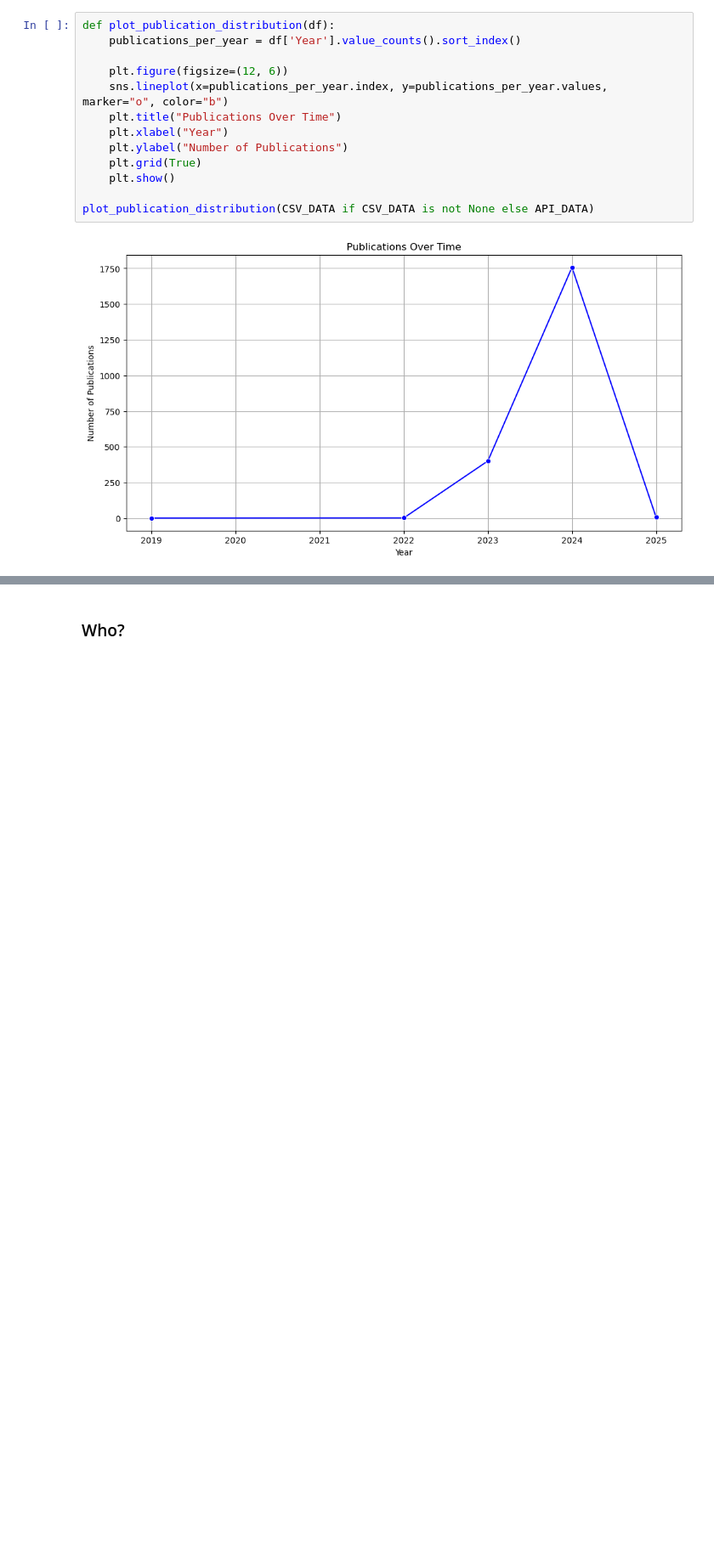
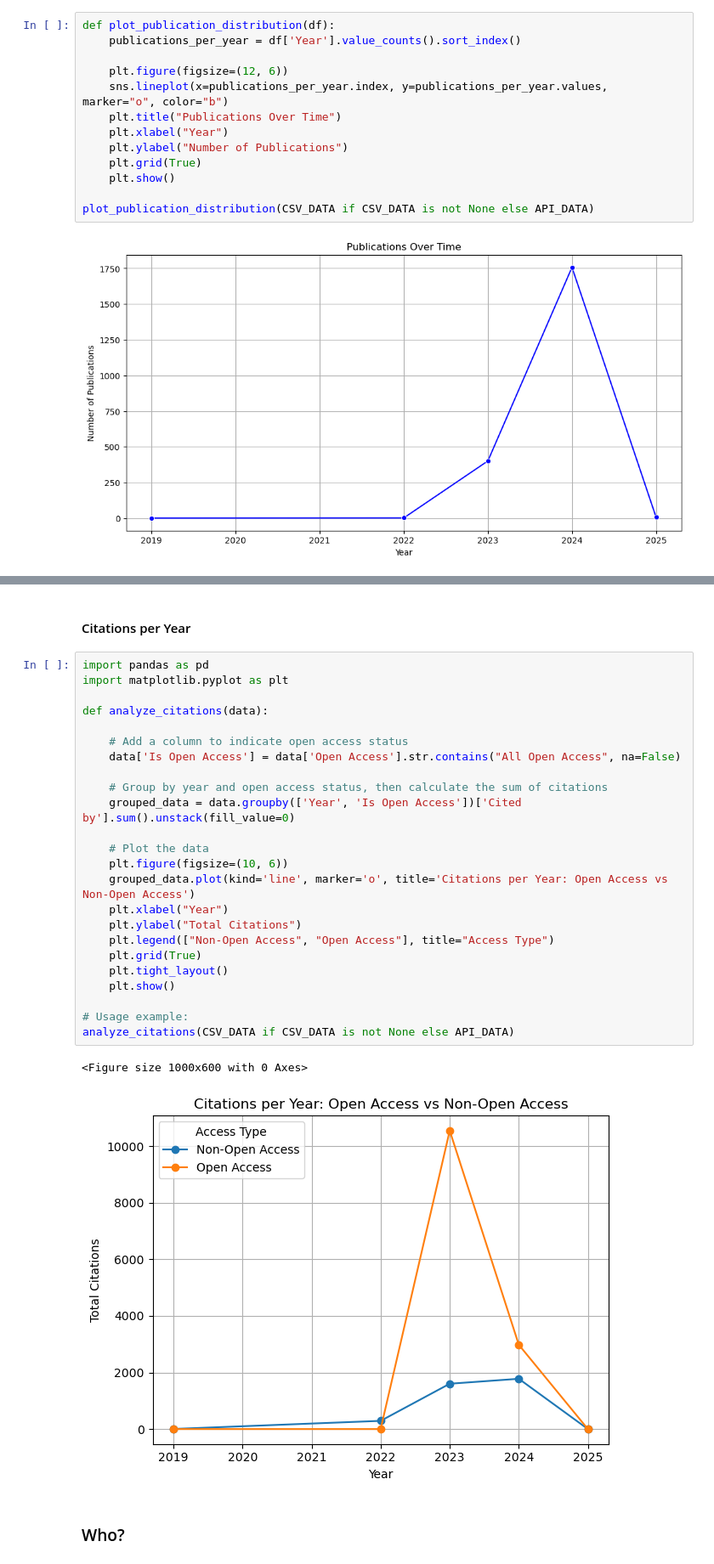
Before and after one commit to RafaelSGil/Edu-AI, a Jupyter notebook: notebook/EduAI.ipynb, the cells around one changed output, grey strips where cells are left out. Shown: that part at 85% size. Drawn from its saved outputs; the diff is of its cells as text; blank space fills up the shorter version.

```diff
--- a/notebook/EduAI.ipynb
+++ b/notebook/EduAI.ipynb
@@ -273,3 +319,32 @@ plot_publication_distribution(CSV_DATA if CSV_DATA is not None else API_DATA)
+# %% [markdown]
+#### Citations per Year
+# %%
+import pandas as pd
+import matplotlib.pyplot as plt
+
+def analyze_citations(data):
+
+    # Add a column to indicate open access status
+    data['Is Open Access'] = data['Open Access'].str.contains("All Open Access", na=False)
+
+    # Group by year and open access status, then calculate the sum of citations
+    grouped_data = data.groupby(['Year', 'Is Open Access'])['Cited by'].sum().unstack(fill_value=0)
+
+    # Plot the data
+    plt.figure(figsize=(10, 6))
+    grouped_data.plot(kind='line', marker='o', title='Citations per Year: Open Access vs Non-Open Access')
+    plt.xlabel("Year")
+    plt.ylabel("Total Citations")
+    plt.legend(["Non-Open Access", "Open Access"], title="Access Type")
+    plt.grid(True)
+    plt.tight_layout()
+    plt.show()
+
+# Usage example:
+analyze_citations(CSV_DATA if CSV_DATA is not None else API_DATA)
+# %% [output]
+<Figure size 1000x600 with 0 Axes>
+[figure, added]
 # %% [markdown]
 ### Who?
 # %% [markdown]
```
Also changed, not shown: parts of 10 cells of this notebook, 1 other file.
